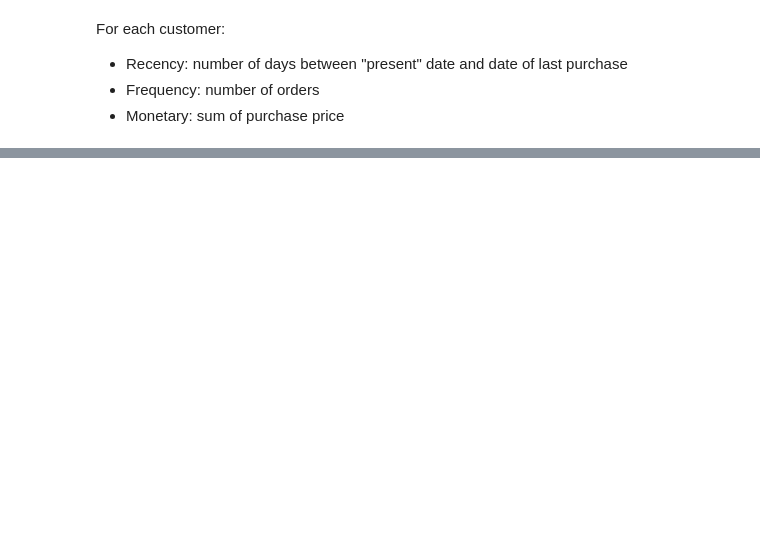
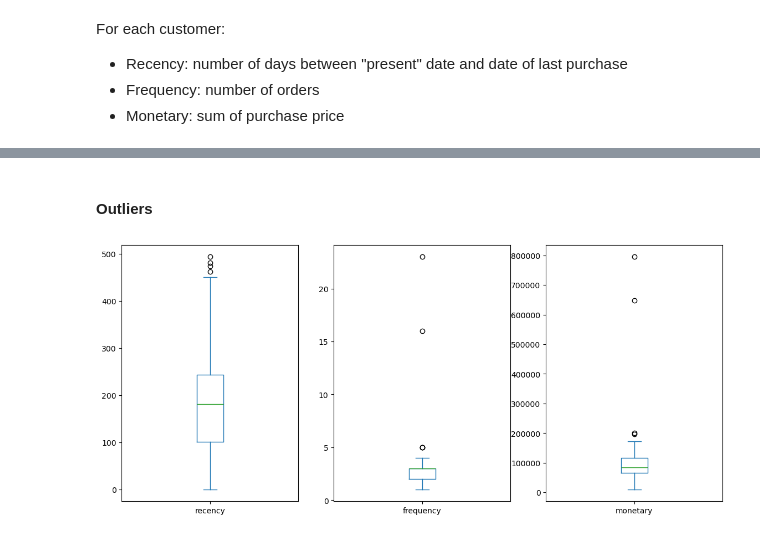
Before and after one commit to brianna-mitri/vehicle-sales-analysis, a Jupyter notebook: analysis/rfm.ipynb, the cells around one changed output, grey strips where cells are left out. Cells and saved outputs as stored; diff of their text form; code cells hidden in the pictures; blank space fills up the shorter version.

Commit message:
Analyzed distribution and outliers and decided to keep outliers

```diff
--- a/analysis/rfm.ipynb
+++ b/analysis/rfm.ipynb
@@ -115,0 +142,8 @@ rfm_df.head()
+# %% [markdown]
+#### Outliers
+# %%
+# boxplots
+rfm_df.plot(kind='box', subplots=True, figsize=(14,6))
+plt.show()
+# %% [output]
+[figure, added]
```
Also changed, not shown: parts of 11 cells of this notebook.
